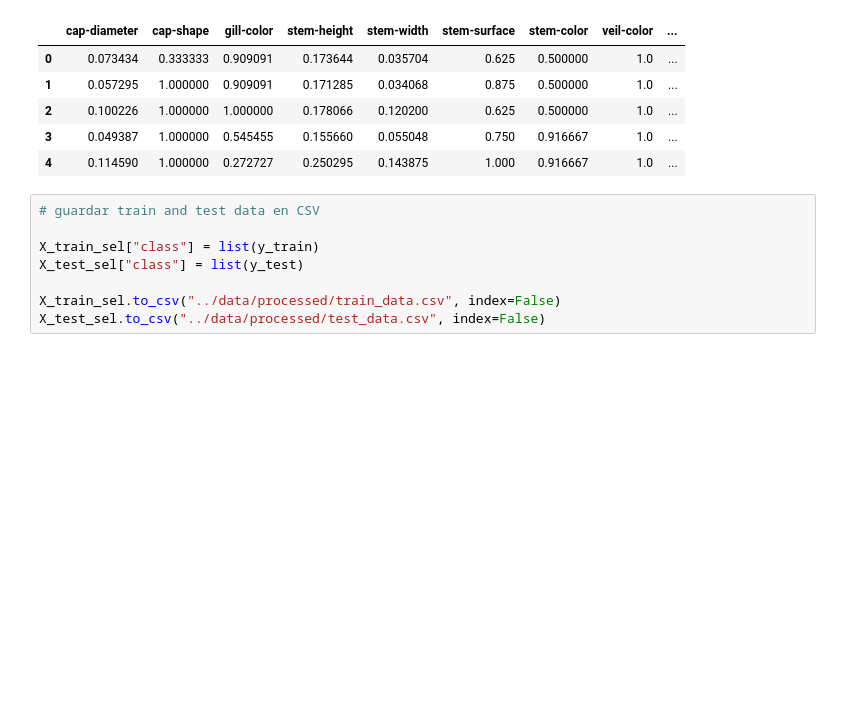
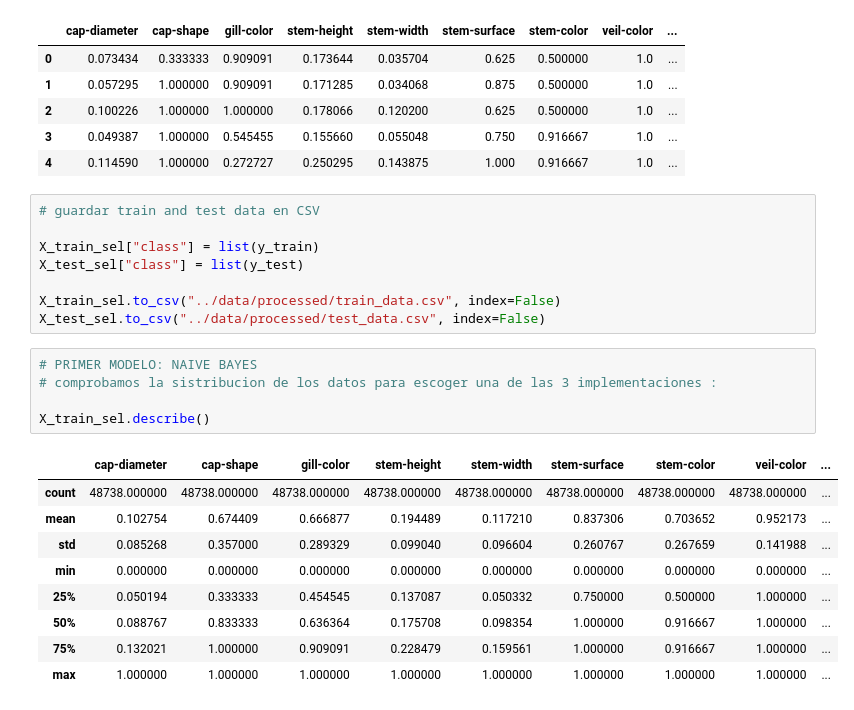
Before and after one commit to Rafa-Carrasco/mushroom_finalpro, a Jupyter notebook: src/explore.ipynb, the cells around one changed output. Drawn from its saved outputs; the diff is of its cells as text; blank space fills up the shorter version.

```diff
--- a/src/explore.ipynb
+++ b/src/explore.ipynb
@@ -527,3 +527,18 @@ X_test_sel["class"] = list(y_test)
 
 X_train_sel.to_csv("../data/processed/train_data.csv", index=False)
 X_test_sel.to_csv("../data/processed/test_data.csv", index=False)
+# %%
+# PRIMER MODELO: NAIVE BAYES
+# comprobamos la sistribucion de los datos para escoger una de las 3 implementaciones :
+
+X_train_sel.describe()
+# %% [output]
+|  | cap-diameter | cap-shape | gill-color | stem-height | stem-width | stem-surface | stem-color | veil-color | ... |
+| count | 48738.000000 | 48738.000000 | 48738.000000 | 48738.000000 | 48738.000000 | 48738.000000 | 48738.000000 | 48738.000000 | ... |
+| mean | 0.102754 | 0.674409 | 0.666877 | 0.194489 | 0.117210 | 0.837306 | 0.703652 | 0.952173 | ... |
+| std | 0.085268 | 0.357000 | 0.289329 | 0.099040 | 0.096604 | 0.260767 | 0.267659 | 0.141988 | ... |
+| min | 0.000000 | 0.000000 | 0.000000 | 0.000000 | 0.000000 | 0.000000 | 0.000000 | 0.000000 | ... |
+| 25% | 0.050194 | 0.333333 | 0.454545 | 0.137087 | 0.050332 | 0.750000 | 0.500000 | 1.000000 | ... |
+| 50% | 0.088767 | 0.833333 | 0.636364 | 0.175708 | 0.098354 | 1.000000 | 0.916667 | 1.000000 | ... |
+| 75% | 0.132021 | 1.000000 | 0.909091 | 0.228479 | 0.159561 | 1.000000 | 0.916667 | 1.000000 | ... |
+| max | 1.000000 | 1.000000 | 1.000000 | 1.000000 | 1.000000 | 1.000000 | 1.000000 | 1.000000 | ... |
```
Also changed, not shown: parts of 13 cells of this notebook, 3 other files.
